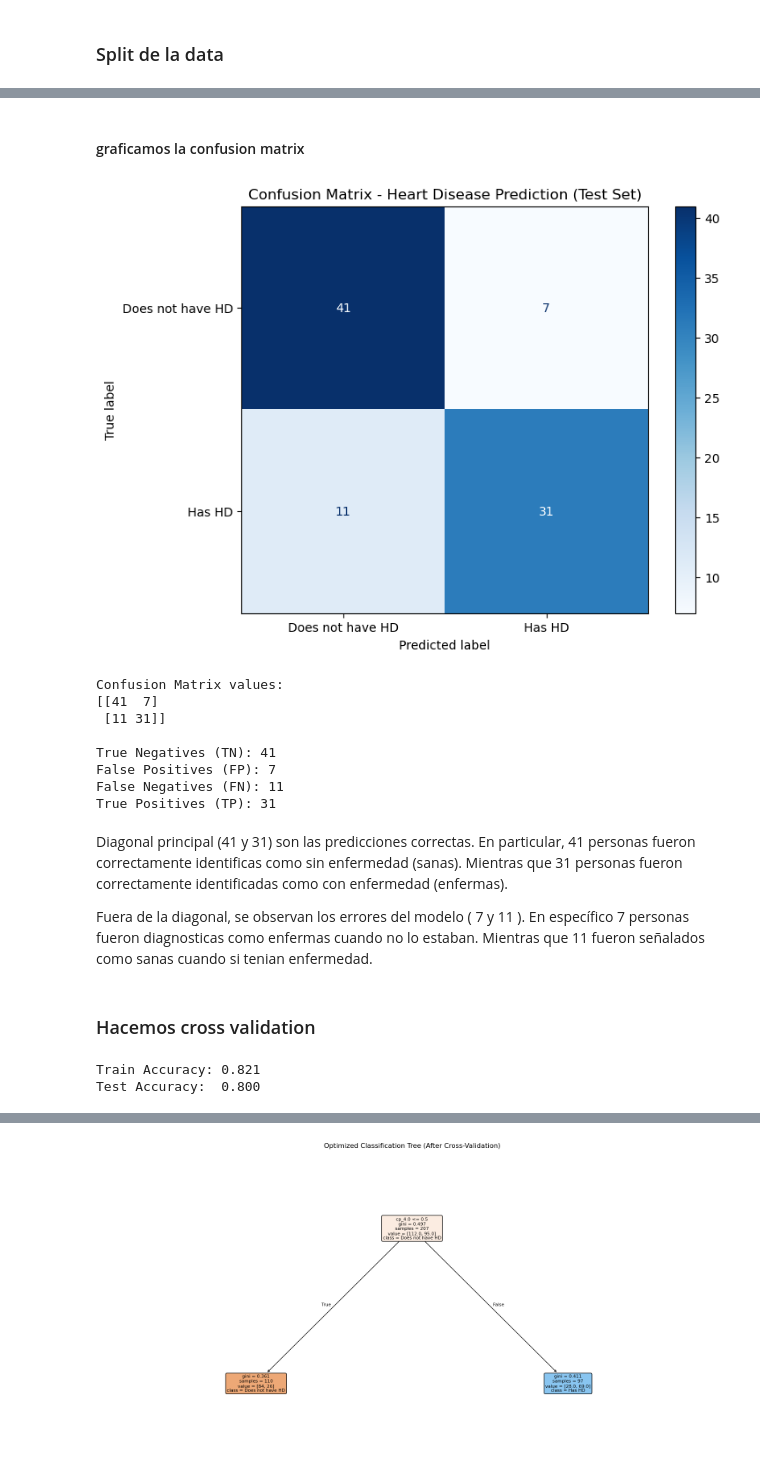
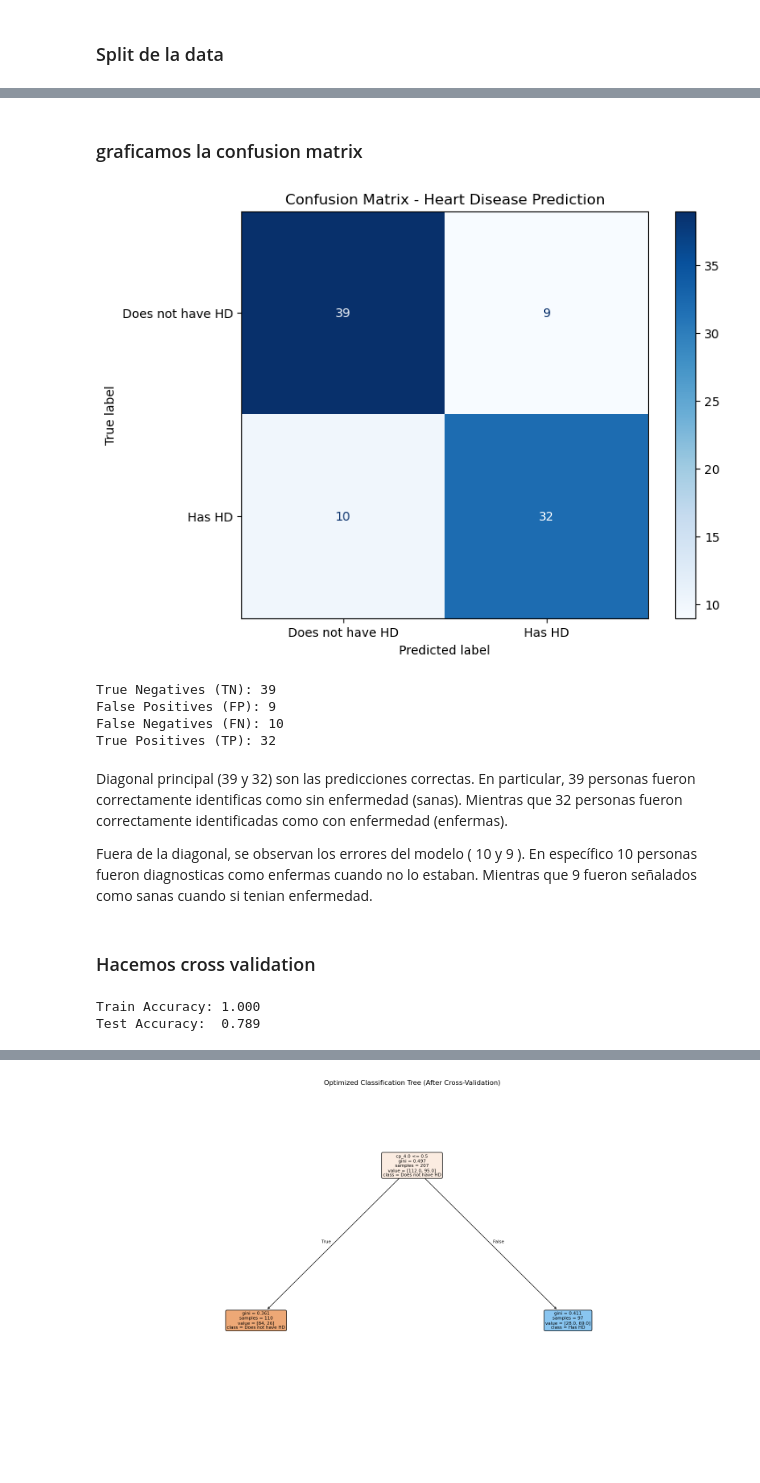
Before and after one commit to johnbarraza/Decision_Trees, a Jupyter notebook: python/scripts/p1_python.ipynb, the cells around one changed output, grey strips where cells are left out. Drawn from its saved outputs; the diff is of its cells as text; code cells hidden in the pictures; blank space fills up the shorter version.

```diff
--- a/python/scripts/p1_python.ipynb
+++ b/python/scripts/p1_python.ipynb
@@ -13,3 +17,7 @@ from sklearn.model_selection import GridSearchCV, KFold
+# %%
+output_dir = 'C:/Users/user2/Documents/GitHub/Decision_Trees/python/output/'
+if not os.path.exists(output_dir):
+    os.makedirs(output_dir)
 # %%
 df = pd.read_csv(r'C:\Users\user2\Documents\GitHub\Decision_Trees\python\input\processed.cleveland.data', header=None)
 # %%
@@ -97,6 +105,6 @@ X_train, X_test, y_train, y_test = train_test_split(
 )
 # %%
 # Entrenamos el modelo con los datos de entrenamiento
-clf = DecisionTreeClassifier(random_state=123,max_depth=3)
+clf = DecisionTreeClassifier(random_state=123)
 clf.fit(X_train, y_train)
 # %% [output]
@@ -122,2 +130,2 @@ plt.show()
 # %% [markdown]
-####  graficamos la confusion matrix
+###  graficamos la confusion matrix
@@ -126,60 +132,45 @@ from sklearn.metrics import confusion_matrix, ConfusionMatrixDisplay
 # %%
-# --- 1. Make Predictions on the Test Set ---
 y_pred = clf.predict(X_test)
 
-# --- 2. Calculate the Confusion Matrix ---
+#  calculo matrix de confusion
 cm = confusion_matrix(y_test, y_pred)
 
-# --- 3. Plot the Confusion Matrix ---
-# Define the labels as requested
 labels = ["Does not have HD", "Has HD"]
-
-# Use ConfusionMatrixDisplay for a nicely formatted plot
 disp = ConfusionMatrixDisplay(confusion_matrix=cm, display_labels=labels)
-
-# Plotting using matplotlib
 fig, ax = plt.subplots(figsize=(8, 6)) # Create figure and axes explicitly
 disp.plot(cmap=plt.cm.Blues, ax=ax) # Pass the axes to the plot function
 
-plt.title("Confusion Matrix - Heart Disease Prediction (Test Set)")
-plt.show() # Display the plot
-
-# Print the matrix values for clarity ---
-print("Confusion Matrix values:")
-print(cm)
+plt.title("Confusion Matrix - Heart Disease Prediction")
+plt.savefig(output_dir + 'confusion_matrix.png', dpi=300, bbox_inches='tight')
+plt.show()
 
 # Calculate TP, TN, FP, FN for interpretation
 tn, fp, fn, tp = cm.ravel()
 print(f"\nTrue Negatives (TN): {tn}")
 print(f"False Positives (FP): {fp}")
 print(f"False Negatives (FN): {fn}")
 print(f"True Positives (TP): {tp}")
 # %% [output]
-[figure, old version]
+[figure, new version]
-Confusion Matrix values:
-[[41  7]
- [11 31]]
-
-True Negatives (TN): 41
-False Positives (FP): 7
-False Negatives (FN): 11
-True Positives (TP): 31
+True Negatives (TN): 39
+False Positives (FP): 9
+False Negatives (FN): 10
+True Positives (TP): 32
 # %% [markdown]
-Diagonal principal (41 y 31) son las predicciones correctas. En particular, 41 personas fueron correctamente identificas como sin enfermedad (sanas). Mientras que 31 personas fueron correctamente identificadas como con enfermedad (enfermas).
+Diagonal principal (39 y 32) son las predicciones correctas. En particular, 39 personas fueron correctamente identificas como sin enfermedad (sanas). Mientras que 32 personas fueron correctamente identificadas como con enfermedad (enfermas).
 
-Fuera de la diagonal, se observan los errores del modelo ( 7 y 11 ). En específico 7 personas fueron diagnosticas como  enfermas cuando no lo estaban. Mientras que 11 fueron señalados como sanas cuando si tenian enfermedad.
+Fuera de la diagonal, se observan los errores del modelo ( 10 y 9 ). En específico 10 personas fueron diagnosticas como  enfermas cuando no lo estaban. Mientras que 9 fueron señalados como sanas cuando si tenian enfermedad.
 # %% [markdown]
 ###  Hacemos cross validation
 # %%
-# Accuracy en entrenamiento y prueba
 train_acc = accuracy_score(y_train, clf.predict(X_train))
 test_acc = accuracy_score(y_test, clf.predict(X_test))
 
 print(f"Train Accuracy: {train_acc:.3f}")
 print(f"Test Accuracy:  {test_acc:.3f}")
 # %% [output]
-Train Accuracy: 0.821
-Test Accuracy:  0.800
+Train Accuracy: 1.000
+Test Accuracy:  0.789
 # %%
 tree_cv = DecisionTreeClassifier(random_state=123, max_depth=3)
 
```
Also changed, not shown: parts of 20 cells of this notebook, 14 other files.
